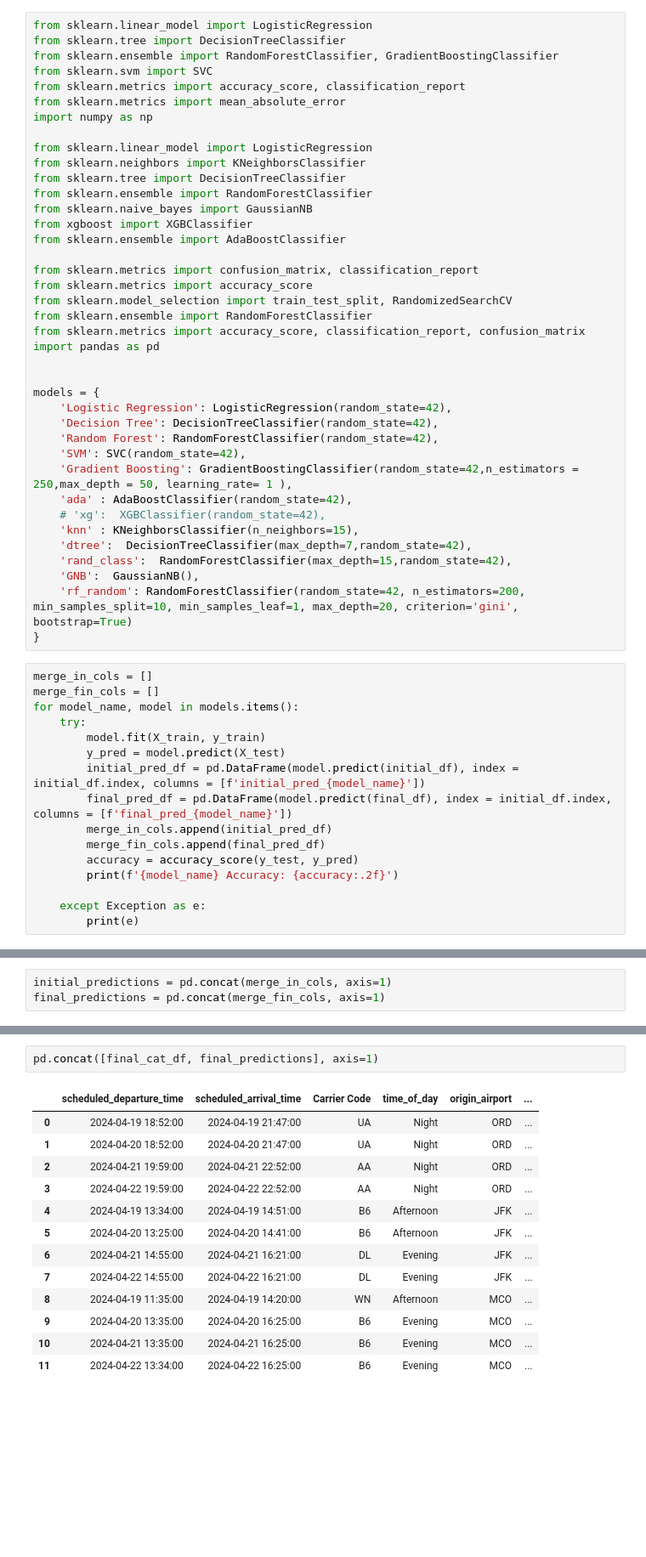
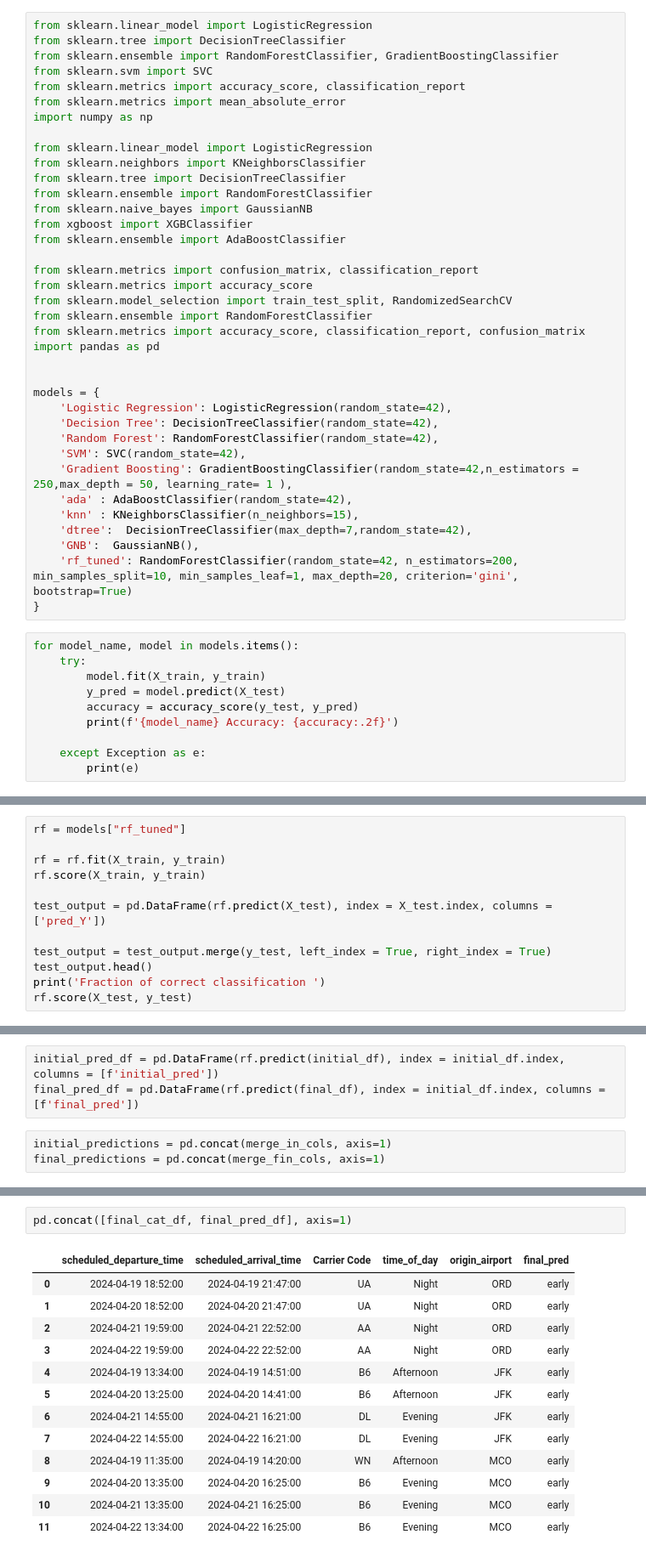
Before and after one commit to saikeerthan-14/flight-delay-prediction, a Jupyter notebook: model_1.ipynb, the cells around one changed output, grey strips where cells are left out. Shown: that part at 85% size. Cells and saved outputs as stored; diff of their text form; blank space fills up the shorter version.

```diff
--- a/model_1.ipynb
+++ b/model_1.ipynb
@@ -416,24 +416,16 @@ models = {
     'SVM': SVC(random_state=42),
     'Gradient Boosting': GradientBoostingClassifier(random_state=42,n_estimators = 250,max_depth = 50, learning_rate= 1 ),
     'ada' : AdaBoostClassifier(random_state=42),
-    # 'xg':  XGBClassifier(random_state=42),
     'knn' : KNeighborsClassifier(n_neighbors=15),
     'dtree':  DecisionTreeClassifier(max_depth=7,random_state=42),
-    'rand_class':  RandomForestClassifier(max_depth=15,random_state=42),
     'GNB':  GaussianNB(),
-    'rf_random': RandomForestClassifier(random_state=42, n_estimators=200, min_samples_split=10, min_samples_leaf=1, max_depth=20, criterion='gini', bootstrap=True)
+    'rf_tuned': RandomForestClassifier(random_state=42, n_estimators=200, min_samples_split=10, min_samples_leaf=1, max_depth=20, criterion='gini', bootstrap=True)
 }
 # %%
-merge_in_cols = []
-merge_fin_cols = []
 for model_name, model in models.items():
     try:
         model.fit(X_train, y_train)
         y_pred = model.predict(X_test)
-        initial_pred_df = pd.DataFrame(model.predict(initial_df), index = initial_df.index, columns = [f'initial_pred_{model_name}'])
-        final_pred_df = pd.DataFrame(model.predict(final_df), index = initial_df.index, columns = [f'final_pred_{model_name}'])
-        merge_in_cols.append(initial_pred_df)
-        merge_fin_cols.append(final_pred_df)
         accuracy = accuracy_score(y_test, y_pred)
         print(f'{model_name} Accuracy: {accuracy:.2f}')
 
@@ -462,0 +457,12 @@ AdaBoostClassifier(random_state=42)
+# %%
+rf = models["rf_tuned"]
+
+rf = rf.fit(X_train, y_train)
+rf.score(X_train, y_train)
+
+test_output = pd.DataFrame(rf.predict(X_test), index = X_test.index, columns = ['pred_Y'])
+
+test_output = test_output.merge(y_test, left_index = True, right_index = True)
+test_output.head()
+print('Fraction of correct classification ')
+rf.score(X_test, y_test)
@@ -463,3 +479,6 @@ AdaBoostClassifier(random_state=42)
+# %%
+initial_pred_df = pd.DataFrame(rf.predict(initial_df), index = initial_df.index, columns = [f'initial_pred'])
+final_pred_df = pd.DataFrame(rf.predict(final_df), index = initial_df.index, columns = [f'final_pred'])
 # %%
 initial_predictions = pd.concat(merge_in_cols, axis=1)
 final_predictions = pd.concat(merge_fin_cols, axis=1)
@@ -482,16 +501,16 @@ pd.concat([initial_cat_df, initial_predictions], axis=1)
 # %%
-pd.concat([final_cat_df, final_predictions], axis=1)
+pd.concat([final_cat_df, final_pred_df], axis=1)
 # %% [output]
-|  | scheduled_departure_time | scheduled_arrival_time | Carrier Code | time_of_day | origin_airport | ... |
-| 0 | 2024-04-19 18:52:00 | 2024-04-19 21:47:00 | UA | Night | ORD | ... |
-| 1 | 2024-04-20 18:52:00 | 2024-04-20 21:47:00 | UA | Night | ORD | ... |
-| 2 | 2024-04-21 19:59:00 | 2024-04-21 22:52:00 | AA | Night | ORD | ... |
-| 3 | 2024-04-22 19:59:00 | 2024-04-22 22:52:00 | AA | Night | ORD | ... |
-| 4 | 2024-04-19 13:34:00 | 2024-04-19 14:51:00 | B6 | Afternoon | JFK | ... |
-| 5 | 2024-04-20 13:25:00 | 2024-04-20 14:41:00 | B6 | Afternoon | JFK | ... |
-| 6 | 2024-04-21 14:55:00 | 2024-04-21 16:21:00 | DL | Evening | JFK | ... |
-| 7 | 2024-04-22 14:55:00 | 2024-04-22 16:21:00 | DL | Evening | JFK | ... |
-| 8 | 2024-04-19 11:35:00 | 2024-04-19 14:20:00 | WN | Afternoon | MCO | ... |
-| 9 | 2024-04-20 13:35:00 | 2024-04-20 16:25:00 | B6 | Evening | MCO | ... |
-| 10 | 2024-04-21 13:35:00 | 2024-04-21 16:25:00 | B6 | Evening | MCO | ... |
-| 11 | 2024-04-22 13:34:00 | 2024-04-22 16:25:00 | B6 | Evening | MCO | ... |
+|  | scheduled_departure_time | scheduled_arrival_time | Carrier Code | time_of_day | origin_airport | final_pred |
+| 0 | 2024-04-19 18:52:00 | 2024-04-19 21:47:00 | UA | Night | ORD | early |
+| 1 | 2024-04-20 18:52:00 | 2024-04-20 21:47:00 | UA | Night | ORD | early |
+| 2 | 2024-04-21 19:59:00 | 2024-04-21 22:52:00 | AA | Night | ORD | early |
+| 3 | 2024-04-22 19:59:00 | 2024-04-22 22:52:00 | AA | Night | ORD | early |
+| 4 | 2024-04-19 13:34:00 | 2024-04-19 14:51:00 | B6 | Afternoon | JFK | early |
+| 5 | 2024-04-20 13:25:00 | 2024-04-20 14:41:00 | B6 | Afternoon | JFK | early |
+| 6 | 2024-04-21 14:55:00 | 2024-04-21 16:21:00 | DL | Evening | JFK | early |
+| 7 | 2024-04-22 14:55:00 | 2024-04-22 16:21:00 | DL | Evening | JFK | early |
+| 8 | 2024-04-19 11:35:00 | 2024-04-19 14:20:00 | WN | Afternoon | MCO | early |
+| 9 | 2024-04-20 13:35:00 | 2024-04-20 16:25:00 | B6 | Evening | MCO | early |
+| 10 | 2024-04-21 13:35:00 | 2024-04-21 16:25:00 | B6 | Evening | MCO | early |
+| 11 | 2024-04-22 13:34:00 | 2024-04-22 16:25:00 | B6 | Evening | MCO | early |
```
Also changed, not shown: parts of 5 cells of this notebook, 9 other files.
